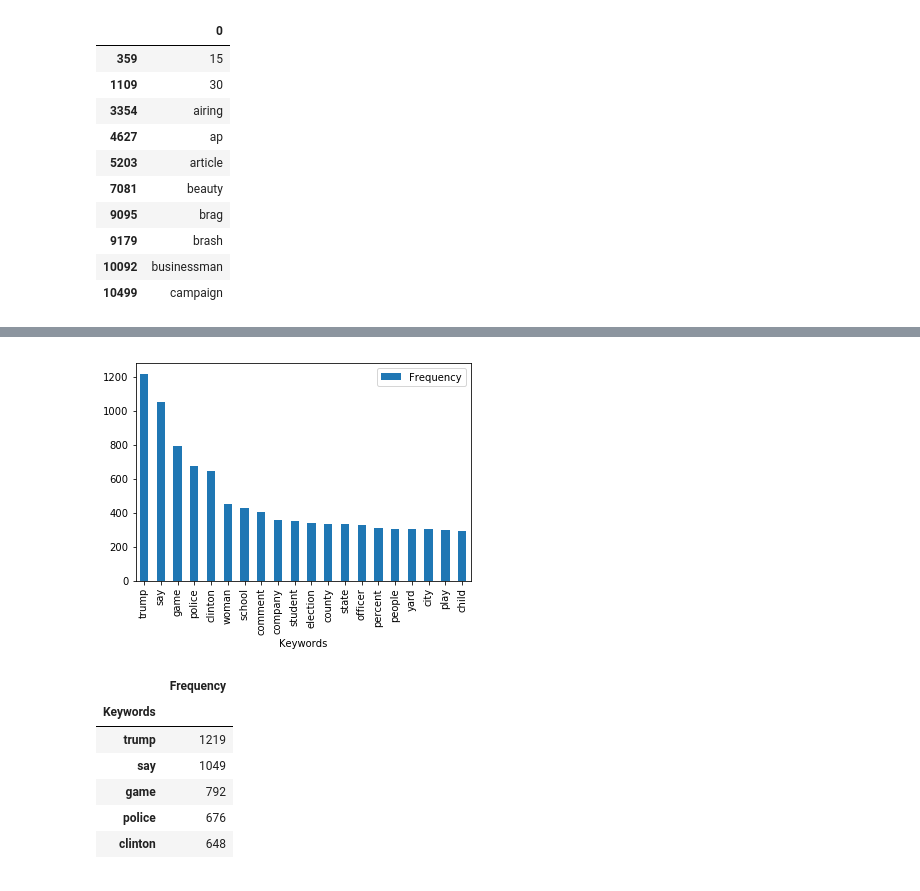
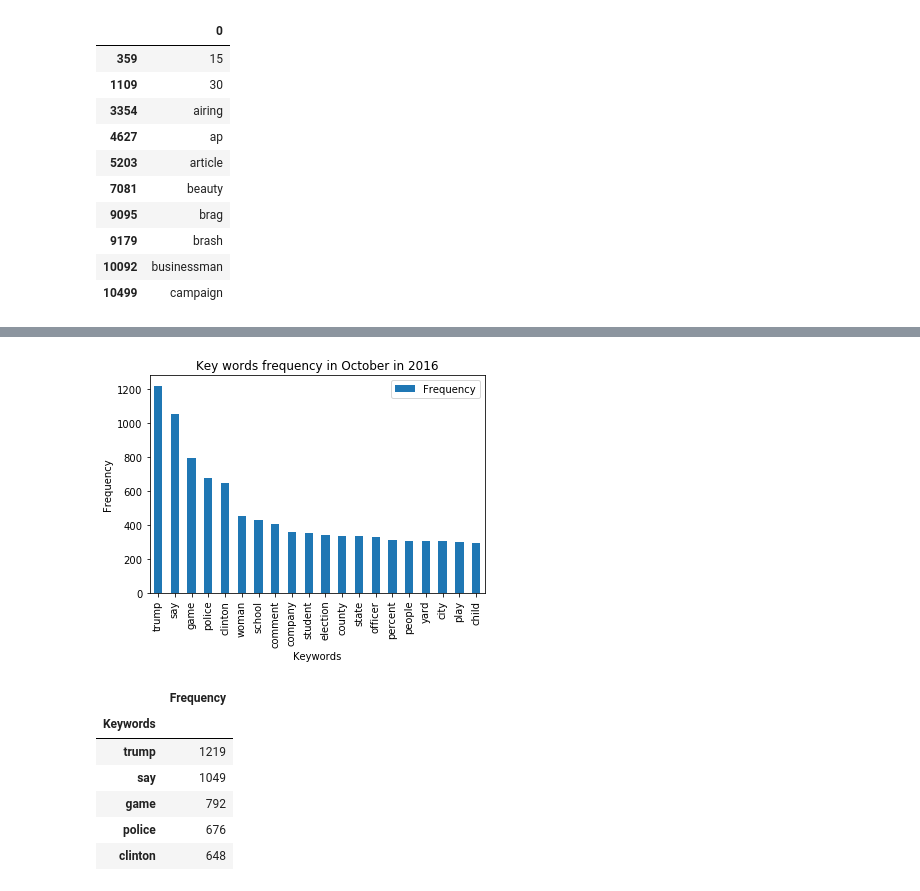
Before and after one commit to TRUMANCFY/Project_ADA_2018, a Jupyter notebook: ada-project.ipynb, the cells around one changed output, grey strips where cells are left out. Cells and saved outputs as stored; diff of their text form; code cells hidden in the pictures.

```diff
--- a/ada-project.ipynb
+++ b/ada-project.ipynb
@@ -169,0 +178,3 @@ data_US_16_10_sorted.head()
+# %%
+with open('16-10-us-txt.txt', 'r') as f:
+    txt = f.read()
@@ -169,0 +187,19 @@ data_US_16_10_sorted.head()
+# %%
+# re object defination
+# get ID
+id_tag = re.compile('\@\@([0-9]{8})')
+# remove <p>, <p>
+tagger = re.compile(r'\<.{1,2}\>')
+# %%
+iterpnt = id_tag.finditer(txt)
+txt_dict = {}
+# %%
+# get id regexp object list
+pnt_list = [pnt for pnt in iterpnt]
+
+# get the
+for i in range(1, len(pnt_list)+1):
+    if i < len(pnt_list):
+        txt_dict[pnt_list[i-1].group(1)] = tagger.sub('', txt[pnt_list[i-1].span()[1]:pnt_list[i].span()[0]])
+    else:
+        txt_dict[pnt_list[i-1].group(1)] = tagger.sub('', txt[pnt_list[i-1].span()[1]:])
@@ -283,11 +333,14 @@ key_words_pd = pd.DataFrame(pd.Series(dict(cnt)), columns=['Frequency'])
 # %%
 key_words_top20 = key_words_pd.sort_values(by='Frequency', ascending=False).iloc[:20]
 key_words_top20.index.name = 'Keywords'
-# %%
-key_words_top20.plot(kind='bar')
-plt.show()
-# %% [output]
-[figure, removed]
+# %%
+key_words_top20.plot(kind='bar')
+plt.title('Key words frequency in October in 2016')
+plt.ylabel('Frequency')
+plt.xlabel('Keywords')
+plt.show()
+# %% [output]
+[figure, added]
 # %%
 key_words_top20.head()
 # %% [output]
```
Also changed, not shown: parts of 51 cells of this notebook.
